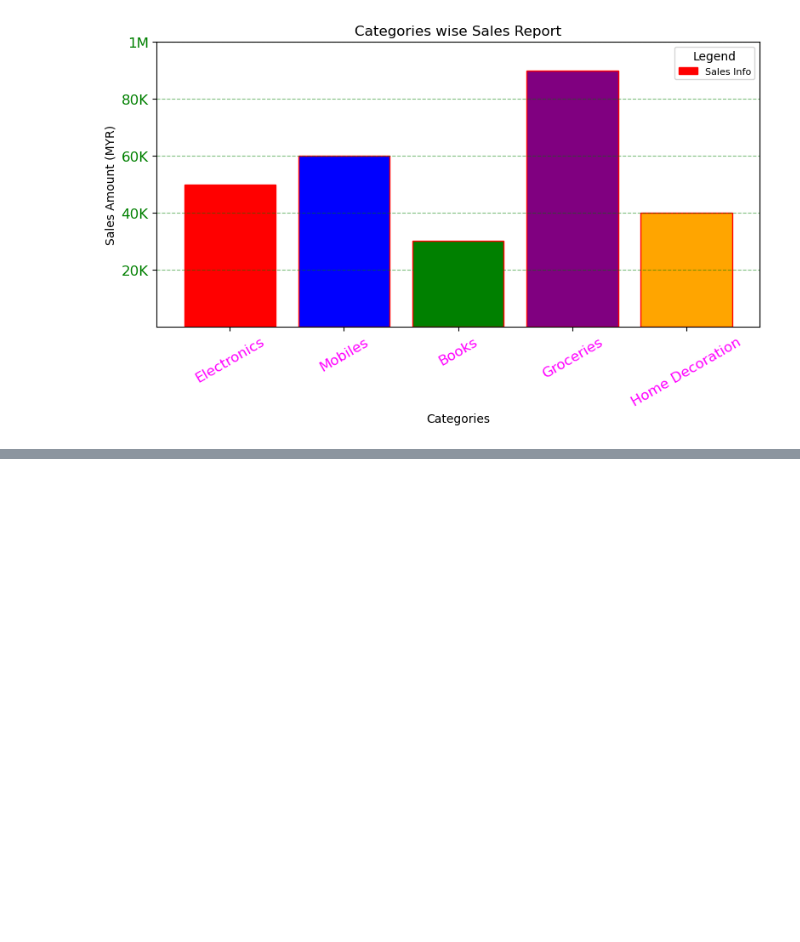
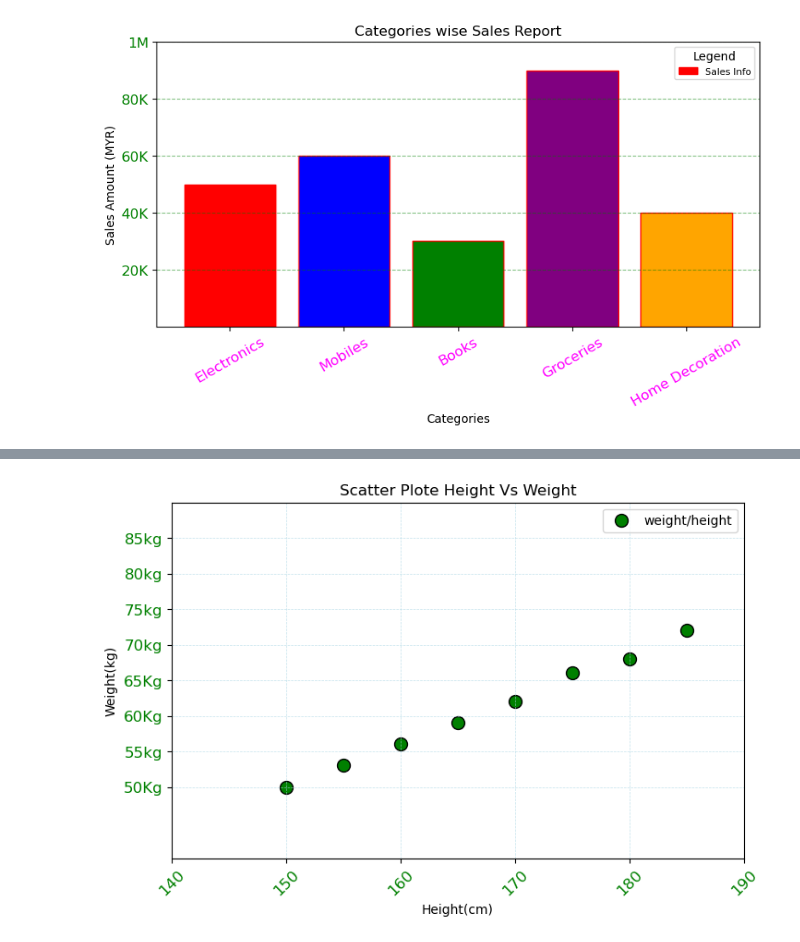
Before and after one commit to salman1256/aimltraining, a Jupyter notebook: Day-13/MatplotlibRecapPlus.ipynb, the cells around one changed output, grey strips where cells are left out. Drawn from its saved outputs; the diff is of its cells as text; code cells hidden in the pictures; blank space fills up the shorter version.

```diff
--- a/Day-13/MatplotlibRecapPlus.ipynb
+++ b/Day-13/MatplotlibRecapPlus.ipynb
@@ -67,0 +71,17 @@ plt.show()
+# %%
+height_cm=[150,155,160,165,170,175,180,185]
+weight_kg=[50,53,56,59,62,66,68,72]
+plt.figure(figsize=(8,5))
+plt.scatter(height_cm,weight_kg,s=100,c='green',marker='o',alpha=1,edgecolor='black',label='weight/height')
+plt.title('Scatter Plote Height Vs Weight')
+plt.xlabel('Height(cm)')
+plt.ylabel('Weight(kg)')
+plt.xlim(140,190)
+plt.ylim(40,90)
+plt.xticks(rotation=45, fontsize=12, color='green')
+plt.yticks([50,55,60,65,70,75,80,85],['50Kg','55kg','60Kg','65Kg','70kg','75kg','80kg','85kg'],fontsize=12, color='green')
+plt.grid(color='lightblue',alpha=0.7,linestyle='--', linewidth=0.5)
+plt.legend()
+plt.show()
+# %% [output]
+[figure, added]
```
Also changed, not shown: parts of 1 cell of this notebook, 8 other files.
